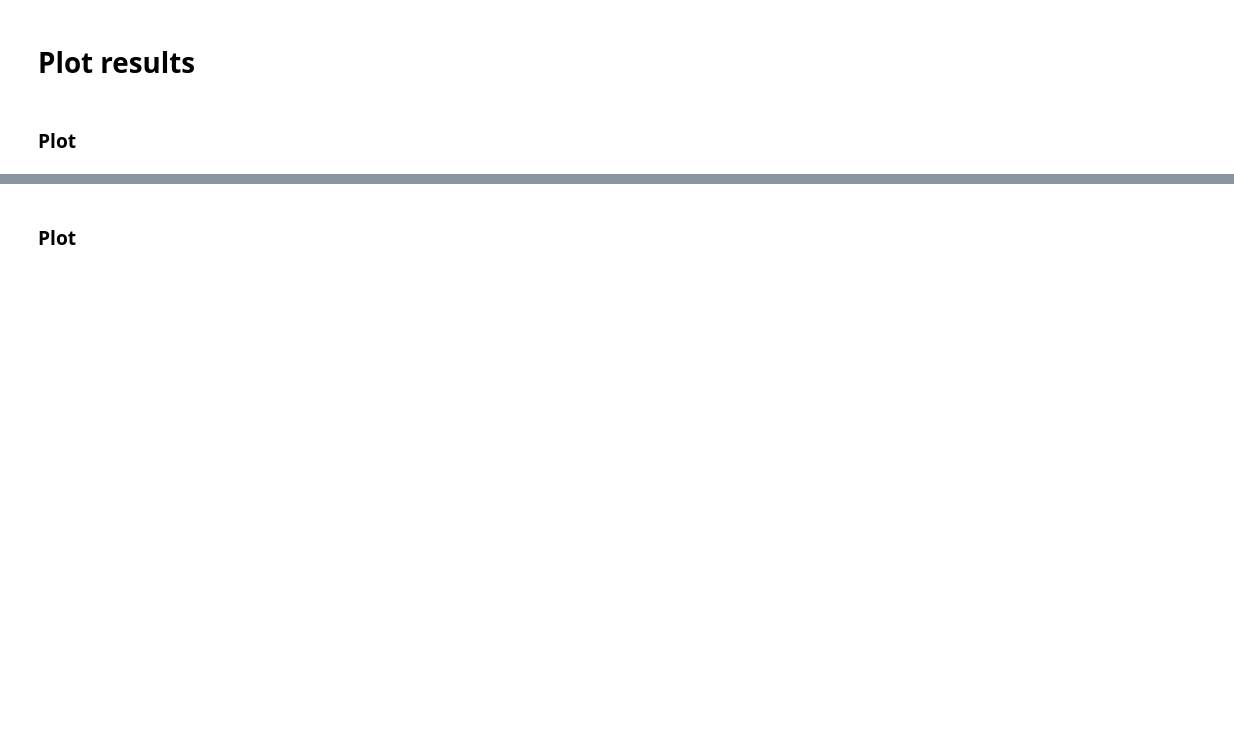
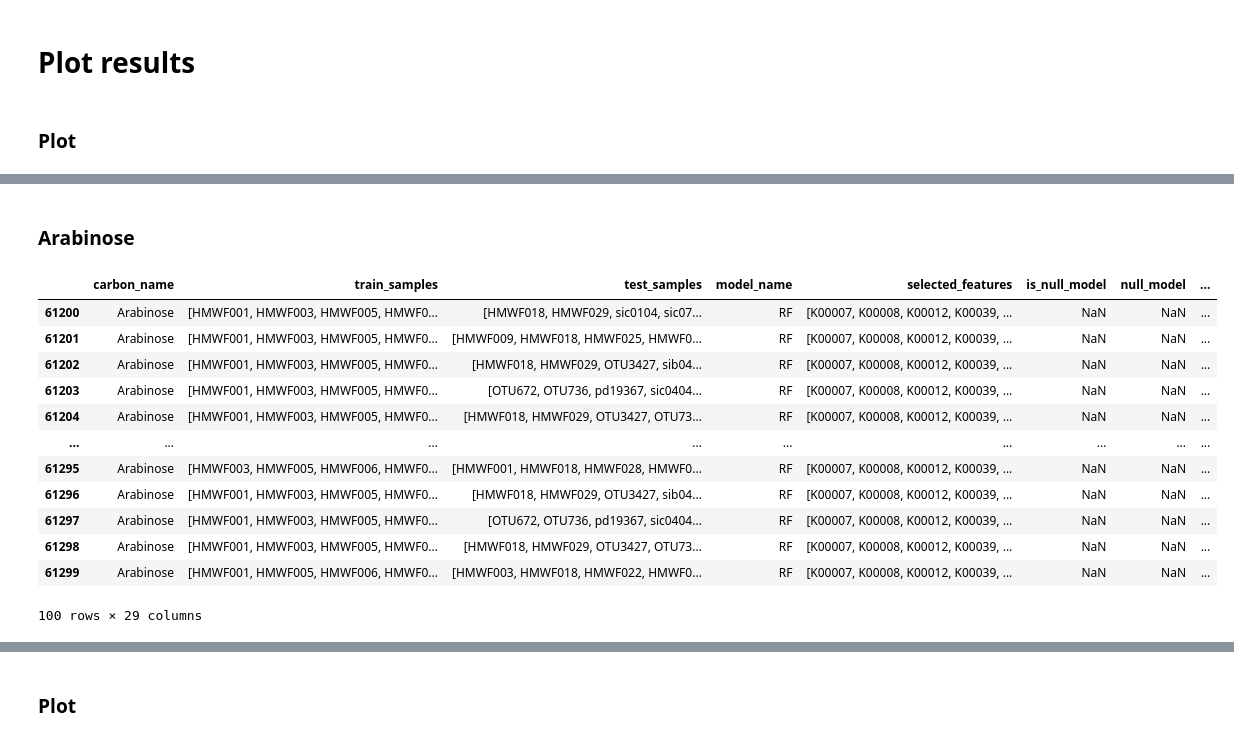
Before and after one commit to zeqianli/CarbonUtilization, a Jupyter notebook: figure_5B.ipynb, the cells around one changed output, grey strips where cells are left out. Cells and saved outputs as stored; diff of their text form; code cells hidden in the pictures; blank space fills up the shorter version.

```diff
--- a/figure_5B.ipynb
+++ b/figure_5B.ipynb
@@ -811,0 +731,2 @@ Glycerol_null_by_pathway_random vs. Glycerol_RF_by_reaction_random: Custom stati
+# %% [markdown]
+### Arabinose
@@ -811,0 +740,16 @@ Glycerol_null_by_pathway_random vs. Glycerol_RF_by_reaction_random: Custom stati
+# %%
+arab
+# %% [output]
+|  | carbon_name | train_samples | test_samples | model_name | selected_features | is_null_model | null_model | ... |
+| 61200 | Arabinose | [HMWF001, HMWF003, HMWF005, HMWF0... | [HMWF018, HMWF029, sic0104, sic07... | RF | [K00007, K00008, K00012, K00039, ... | NaN | NaN | ... |
+| 61201 | Arabinose | [HMWF001, HMWF003, HMWF005, HMWF0... | [HMWF009, HMWF018, HMWF025, HMWF0... | RF | [K00007, K00008, K00012, K00039, ... | NaN | NaN | ... |
+| 61202 | Arabinose | [HMWF001, HMWF003, HMWF005, HMWF0... | [HMWF018, HMWF029, OTU3427, sib04... | RF | [K00007, K00008, K00012, K00039, ... | NaN | NaN | ... |
+| 61203 | Arabinose | [HMWF001, HMWF003, HMWF005, HMWF0... | [OTU672, OTU736, pd19367, sic0404... | RF | [K00007, K00008, K00012, K00039, ... | NaN | NaN | ... |
+| 61204 | Arabinose | [HMWF001, HMWF003, HMWF005, HMWF0... | [HMWF018, HMWF029, OTU3427, OTU73... | RF | [K00007, K00008, K00012, K00039, ... | NaN | NaN | ... |
+| ... | ... | ... | ... | ... | ... | ... | ... | ... |
+| 61295 | Arabinose | [HMWF003, HMWF005, HMWF006, HMWF0... | [HMWF001, HMWF018, HMWF028, HMWF0... | RF | [K00007, K00008, K00012, K00039, ... | NaN | NaN | ... |
+| 61296 | Arabinose | [HMWF001, HMWF003, HMWF005, HMWF0... | [HMWF018, HMWF029, OTU3427, sib04... | RF | [K00007, K00008, K00012, K00039, ... | NaN | NaN | ... |
+| 61297 | Arabinose | [HMWF001, HMWF003, HMWF005, HMWF0... | [OTU672, OTU736, pd19367, sic0404... | RF | [K00007, K00008, K00012, K00039, ... | NaN | NaN | ... |
+| 61298 | Arabinose | [HMWF001, HMWF003, HMWF005, HMWF0... | [HMWF018, HMWF029, OTU3427, OTU73... | RF | [K00007, K00008, K00012, K00039, ... | NaN | NaN | ... |
+| 61299 | Arabinose | [HMWF001, HMWF005, HMWF006, HMWF0... | [HMWF003, HMWF018, HMWF022, HMWF0... | RF | [K00007, K00008, K00012, K00039, ... | NaN | NaN | ... |
+100 rows × 29 columns
```
Also changed, not shown: parts of 10 cells of this notebook, 20 other files.
